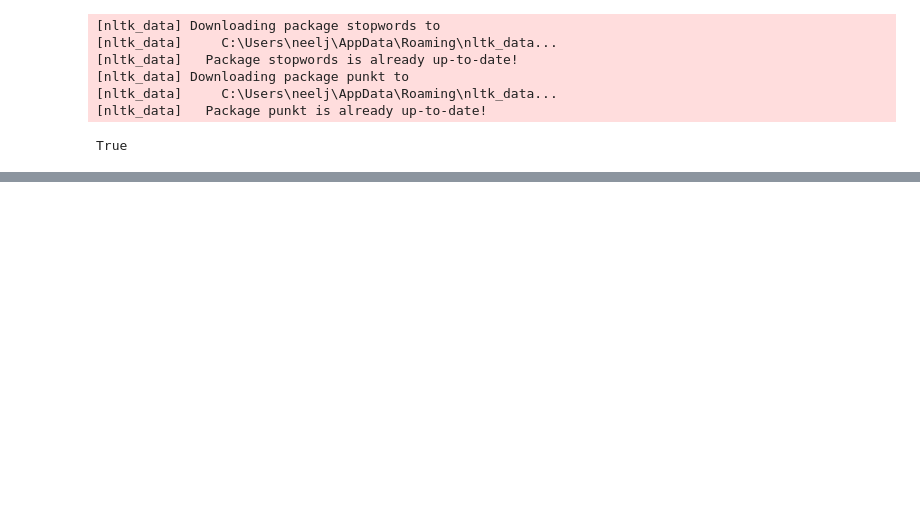
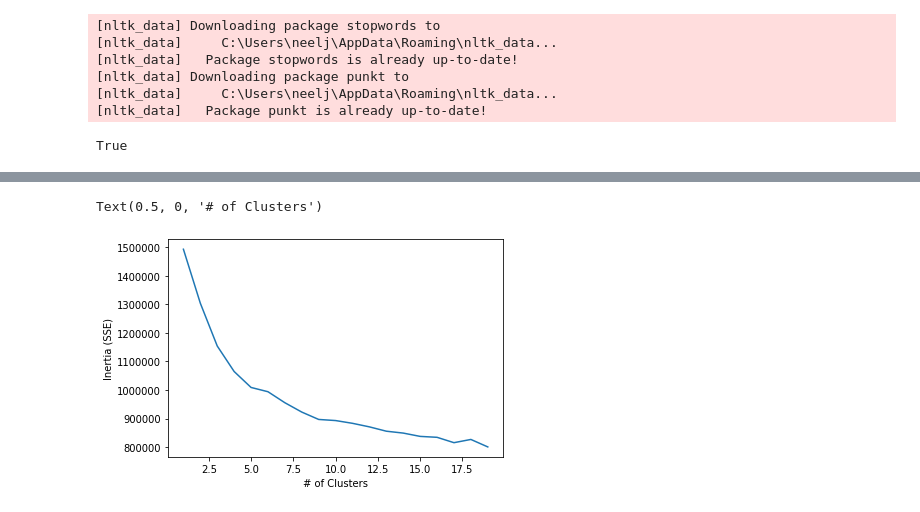
Before and after one commit to nicklin37/kg-via-dl, a Jupyter notebook: tweet_analysis.ipynb, the cells around one changed output, grey strips where cells are left out. Cells and saved outputs as stored; diff of their text form; code cells hidden in the pictures; blank space fills up the shorter version.

```diff
--- a/tweet_analysis.ipynb
+++ b/tweet_analysis.ipynb
@@ -22,7 +22,7 @@ random.seed(SEED)
 os.environ["PYTHONHASHSEED"] = str(SEED)
 np.random.seed(SEED)
 # %%
-df = pd.read_csv('mixed_user.csv',index_col=[0])
+df = pd.read_csv('10_accounts.csv',index_col=[0])
 # %%
 df['text']
 # %% [output]
@@ -95,0 +156,7 @@ len(vectorized_lists), len(vectorized_lists[0])
+# %%
+plt.plot(list(cluster_sse_dict.keys()),list(cluster_sse_dict.values()))
+plt.ylabel('Inertia (SSE)')
+plt.xlabel('# of Clusters')
+# %% [output]
+Text(0.5, 0, '# of Clusters')
+[figure, added]
```
Also changed, not shown: parts of 10 cells of this notebook, 4 other files.
